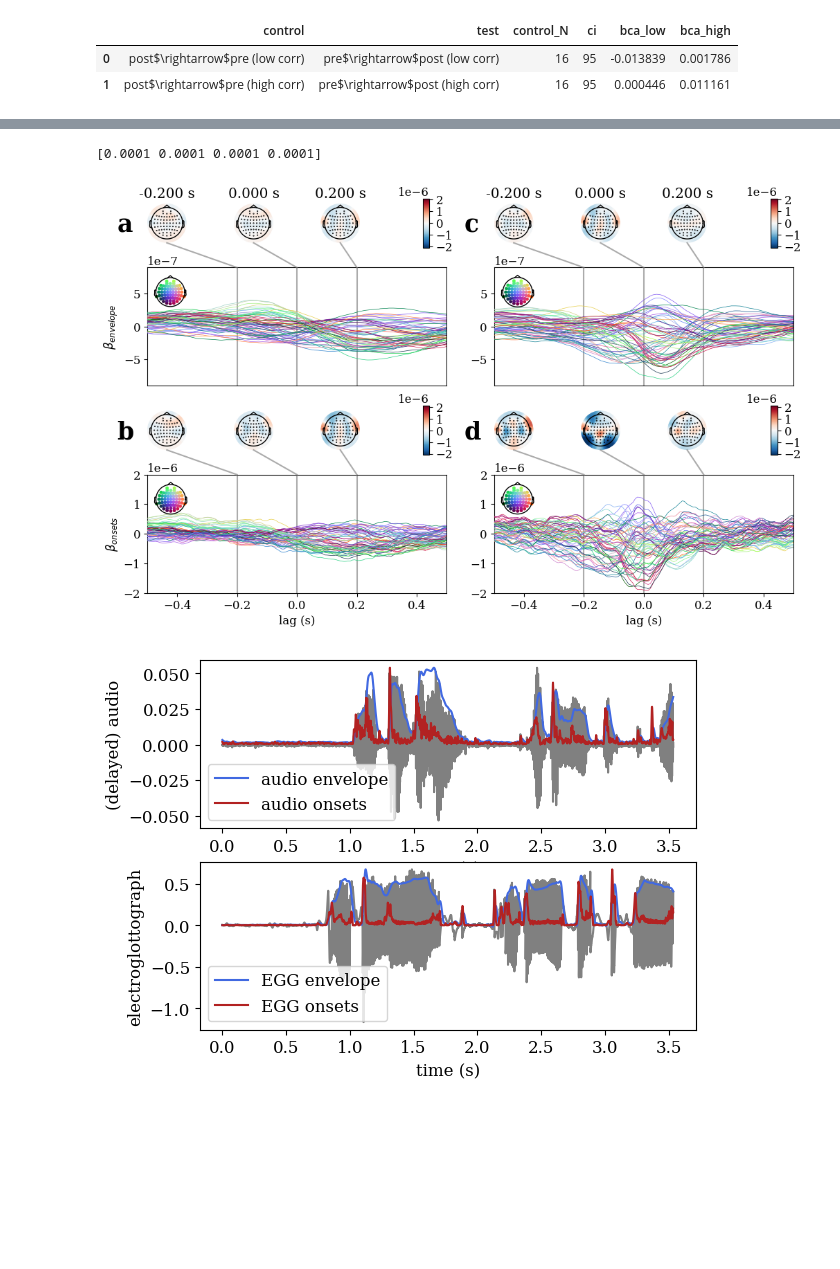
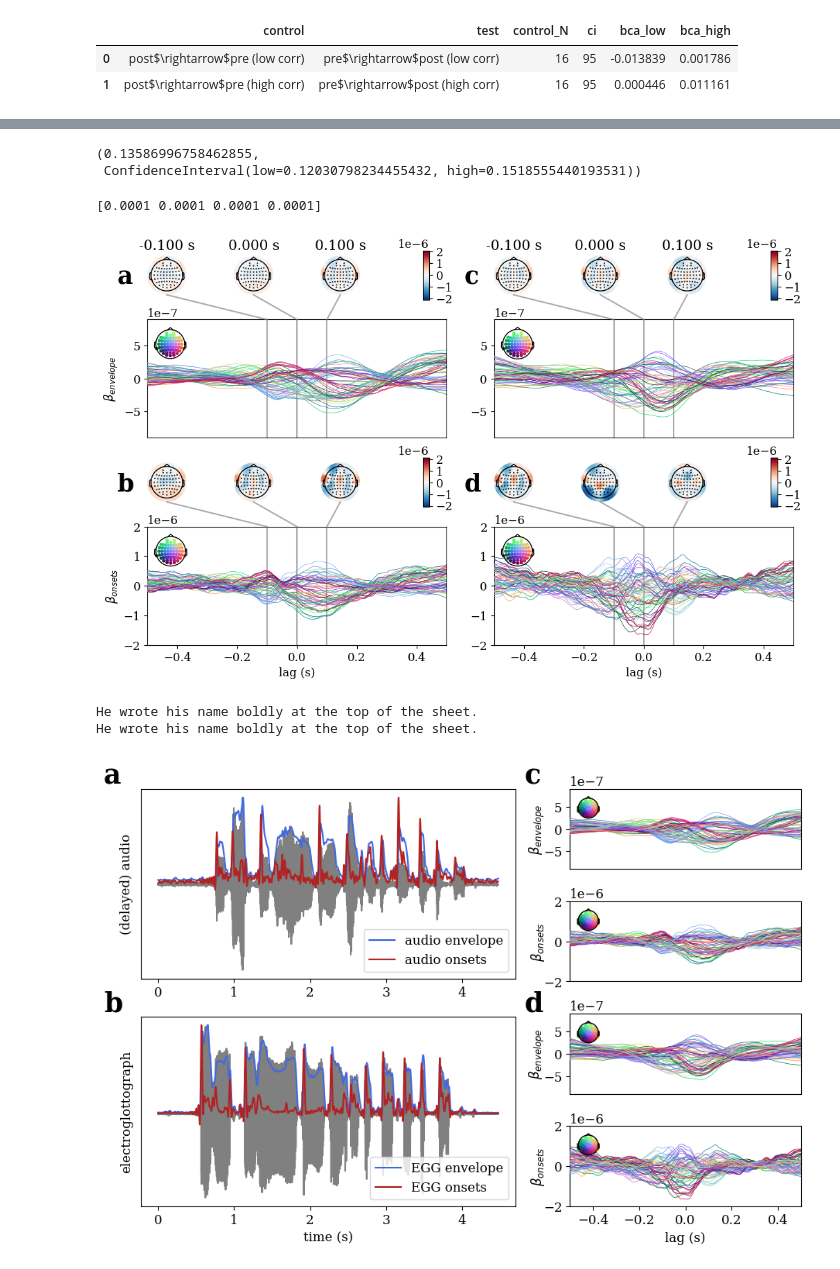
Before and after one commit to apex-lab/daf-analysis, a Jupyter notebook: results.ipynb, the cells around one changed output, grey strips where cells are left out. Drawn from its saved outputs; the diff is of its cells as text; code cells hidden in the pictures; blank space fills up the shorter version.

```diff
--- a/results.ipynb
+++ b/results.ipynb
@@ -257,6 +299,7 @@ scores_wo['subject'] = layout.get_subjects()
 scores = pd.concat([scores_wo, scores_w])
 
 new_scores = []
+chs = ['C5', 'Pz'] # to plot
 for ch in chs:
     scores_ch = scores[['subject', 'model', ch]]
     scores_ch['channel'] = ch
@@ -389,3 +448,8 @@ plt.show()
+# %%
+calc_ci(df['out-of-sample correlation'][df.feature == 'EGG onsets'])
+# %% [output]
+(0.13586996758462855,
+ ConfidenceInterval(low=0.12030798234455432, high=0.1518555440193531))
 # %%
 # test decoding performance against chance
 t, p, _ = mne.stats.permutation_t_test(scr.to_numpy(), n_permutations = 10000, seed = 0)
@@ -412,9 +476,9 @@ def plot_patterns(mod, tp, ts_ax, topo_axs):
         ts_ax.set_ylim(-2e-6, 2e-6)
     ts_args = dict(scalings = 1., units = r'$\beta_{%s}$'%tp, ylim = (-2e-6, 2e-6), axes = ts_ax)
     topo_args = dict(scalings = 1., vmin = -2.1e-6, vmax = 2.1e-6, contours = 0, axes = topo_axs)
-    patterns.plot_joint(
+    patterns.detrend(1).plot_joint(
         ts_args = ts_args, topomap_args = topo_args,
-        title = None, times = [-.2, 0, .2],
+        title = None, times = [-.1, 0, .1],
         show = False
     )
     ts_ax.set_xlabel('lag (s)')
@@ -465,42 +529,93 @@ add_label(ts_ax, 'd', x_offset = -.1, y_offset = .3)
 savefig('TRFs.jpeg')
 plt.show()
 # %% [output]
-[figure, old version]
+[figure, new version]
 # %%
-f = layout.get(scope = 'clean', extension = 'fif.gz')[9]
+f = layout.get(scope = 'clean', extension = 'fif.gz')[10]
 epochs = mne.read_epochs(f.path, preload = True)
-epochs = epochs.filter(70, None, picks = ['audio'])
-epochs = epochs.filter(None, 30, picks = ['audio_envelope', 'egg_envelope'])
+epochs = epochs.filter(70, None, picks = ['audio', 'egg']) # smooth for visualization only
+epochs = epochs.filter(None, 30, picks = ['audio_envelope', 'egg_envelope', 'audio_onsets', 'egg_onsets'])
 # %%
 def plot_envelope(mod, ax):
-    X = epochs['adaption'][15].get_data(picks = ['%s'%mod, '%s_envelope'%mod, '%s_onsets'%mod])
+    trial = 20
+    X = epochs['adaption'][trial].get_data(picks = ['%s'%mod, '%s_envelope'%mod, '%s_onsets'%mod])
     X = np.squeeze(X)
     if mod == 'egg':
         mod = 'EGG'
     ax.plot(epochs.times, X[0], color = 'grey')
     ax.plot(
         epochs.times, X[1] * (X[0].max()/X[1].max()),
         label = '%s envelope'%mod,
         color = 'royalblue'
     )
     ax.plot(
         epochs.times, X[2] * (X[0].max()/X[2].max()),
         label = '%s onsets'%mod,
         color = 'firebrick'
     )
     ax.set_xlabel('time (s)')
     if mod == 'audio':
         mod = '(delayed) ' + mod
+        ax.set_xlabel('')
     else:
         mod = 'electroglottograph'
     ax.set_ylabel(mod)
     ax.legend()
+    ax.get_yaxis().set_ticks([])
+    sent = epochs['adaption'][trial].metadata.sentence.iloc[0]
+    print(sent)
 
-fig, axs = plt.subplots(2, 1)
-plot_envelope('audio', axs[0])
-plot_envelope('egg', axs[1])
+def plot_patterns(mod, tp, ts_ax):
+    patterns = get_patterns(mod, tp)
+    info = mne.create_info(patterns.ch_names, patterns.info['sfreq'], ch_types = 'eeg')
+    patterns.info = info
+    patterns.nave = None
+    coords = get_elec_coords(as_mne_montage = True)
+    patterns = patterns.set_montage(coords)
+    if tp == 'envelope':
+        ts_ax.set_ylim(-.9e-6, .9e-6)
+    else:
+        ts_ax.set_ylim(-2e-6, 2e-6)
+    ts_args = dict(scalings = 1., axes = ts_ax)
+    patterns.detrend(1).plot(
+        spatial_colors = True,
+        show = False, **ts_args
+    )
+    ts_ax.set_xlabel('lag (s)')
+    ts_ax.set_ylabel(r'$\beta_{%s}$'%tp)
+    if (tp == 'onsets') and (mod == 'egg'):
+        ts_ax.set_xlabel('lag (s)')
+    else:
+        ts_ax.set_xlabel('')
+        ts_ax.set_xticks([])
+    ts_ax.set_title('')
+    ts_ax.yaxis.set_label_coords(-.1, .5)
+
+
+fig = plt.figure(figsize = (11, 7))
+gs = gridspec.GridSpec(2, 5, wspace = .62, hspace = .2)
+ax = fig.add_subplot(gs[0, :3])
+plot_envelope('audio', ax)
+add_label(ax, 'a', x_offset = -.1, y_offset = .03)
+add_label(ax, 'c', x_offset = 1.025, y_offset = .03)
+ax = fig.add_subplot(gs[1, :3])
+plot_envelope('egg', ax)
+add_label(ax, 'b', x_offset = -.1, y_offset = .03)
+add_label(ax, 'd', x_offset = 1.025, y_offset = .03)
+
+gs = gridspec.GridSpec(4, 5, wspace = .62, hspace = .4)
+ax = fig.add_subplot(gs[0, 3:])
+plot_patterns('audio', 'envelope', ax)
+ax = fig.add_subplot(gs[1, 3:])
+plot_patterns('audio', 'onsets', ax)
+ax = fig.add_subplot(gs[2, 3:])
+plot_patterns('egg', 'envelope', ax)
+ax = fig.add_subplot(gs[3, 3:])
+plot_patterns('egg', 'onsets', ax)
 
 savefig('features.jpeg')
 plt.show()
 # %% [output]
+He wrote his name boldly at the top of the sheet.
+He wrote his name boldly at the top of the sheet.
-[figure, old version]
+[figure, new version]
```
Also changed, not shown: parts of 9 cells of this notebook, 6 other files.
